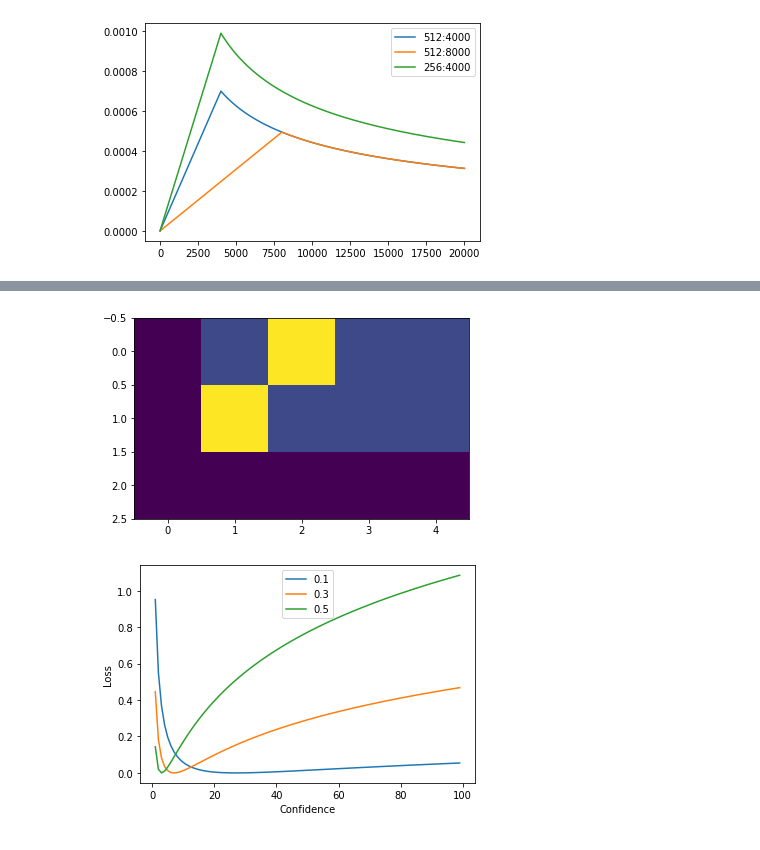
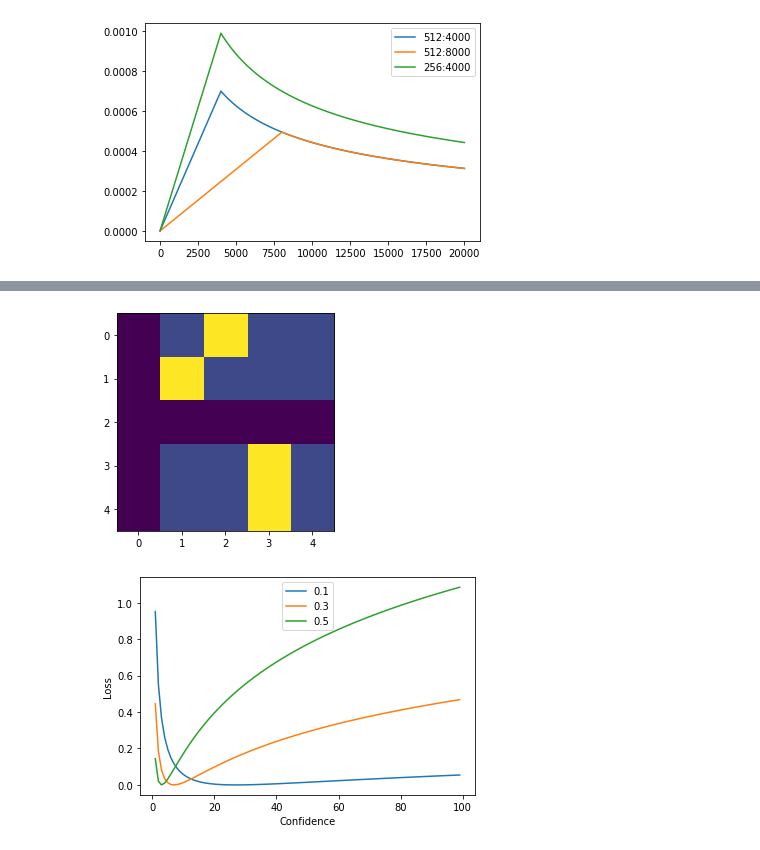
Before and after one commit to adzcai/annotated-transformer, a Jupyter notebook: Visualization.ipynb, the cells around one changed output, grey strips where cells are left out. Saved outputs shown, nothing was run; the diff lists cells and outputs as text; code cells hidden in the pictures.

```diff
--- a/Visualization.ipynb
+++ b/Visualization.ipynb
@@ -48,13 +69,13 @@ None
 # %%
 # Label smoothing
 crit = LabelSmoothing(n_classes=5, padding_idx=0, smoothing=0.4)
-predict = torch.FloatTensor([[0, 0.2, 0.7, 0.1, 0] for _ in range(3)])
-v = crit(predict.log(), torch.LongTensor([2, 1, 0]))
+predict = torch.FloatTensor([[0, 0.2, 0.7, 0.1, 0] for _ in range(5)])
+v = crit(predict.log(), torch.LongTensor([2, 1, 0, 3, 3]))
 
 plt.imshow(crit.true_dist)
 None
 # %% [output]
-[figure, old version]
+[figure, new version]
 # %%
 def loss(x, smoothing=0.1):
     crit = LabelSmoothing(5, 0, smoothing)
```
Also changed, not shown: parts of 20 cells of this notebook, 6 other files.
